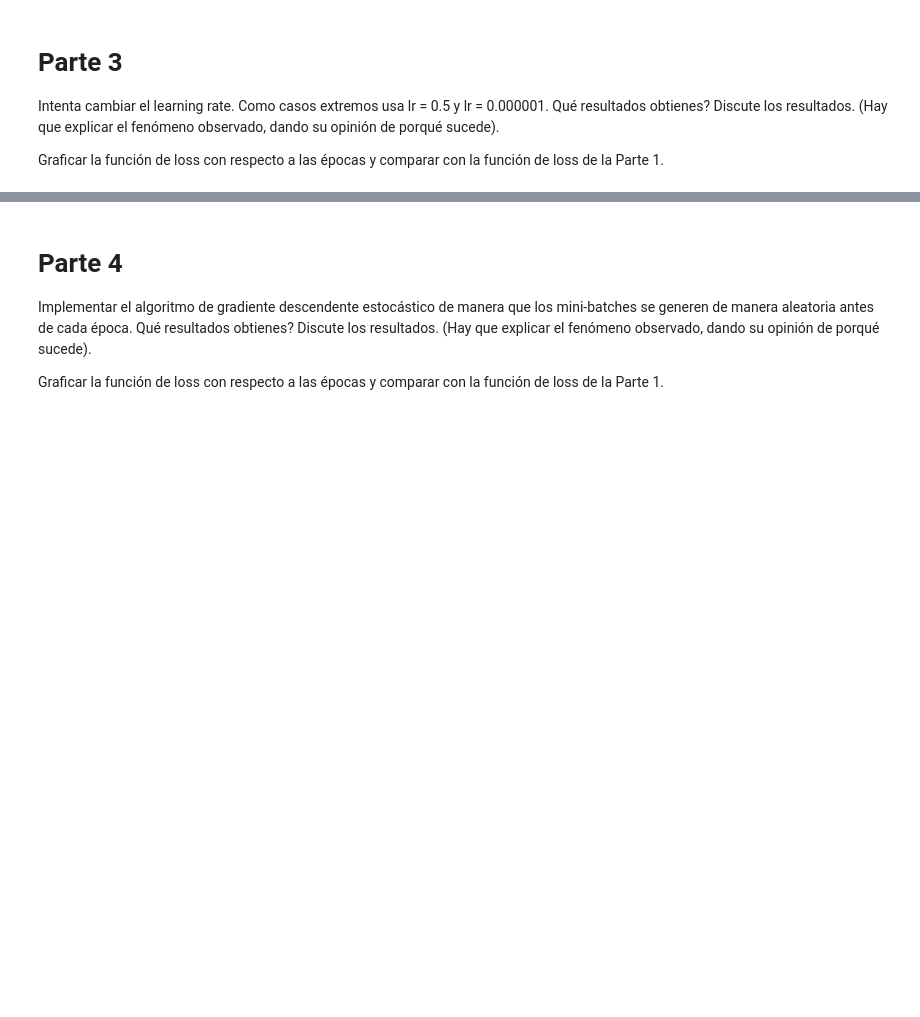
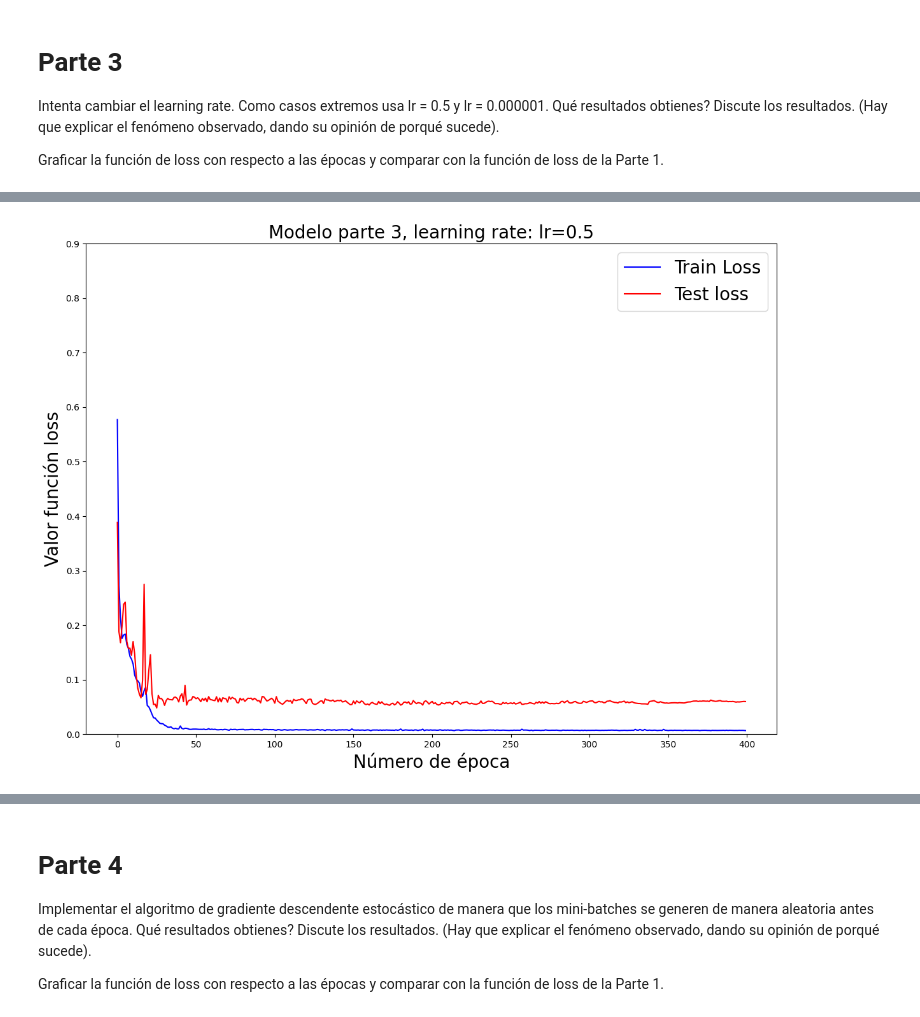
Before and after one commit to tridimensionaal/-Homeworks-CC6204, a Jupyter notebook: 01/CC6204_Tarea_1.ipynb, the cells around one changed output, grey strips where cells are left out. Cells and saved outputs as stored; diff of their text form; code cells hidden in the pictures; blank space fills up the shorter version.

```diff
--- a/01/CC6204_Tarea_1.ipynb
+++ b/01/CC6204_Tarea_1.ipynb
@@ -363,3 +429,5 @@ Graficar la función de loss con respecto a las épocas y comparar con la funci
 Intenta cambiar el learning rate. Como casos extremos usa lr = 0.5 y lr = 0.000001. Qué resultados obtienes? Discute los resultados. (Hay que explicar el fenómeno observado, dando su opinión de porqué sucede).
 
 Graficar la función de loss con respecto a las épocas y comparar con la función de loss de la Parte 1.
+# %%
+data_list = create_all(learning_rate=0.5)
@@ -365,0 +452,4 @@ Graficar la función de loss con respecto a las épocas y comparar con la funci
+# %%
+plot_epoch_vs_loss(data_list, "Modelo parte 3, learning rate: lr=0.5")
+# %% [output]
+[figure, added]
```
Also changed, not shown: parts of 32 cells of this notebook.
